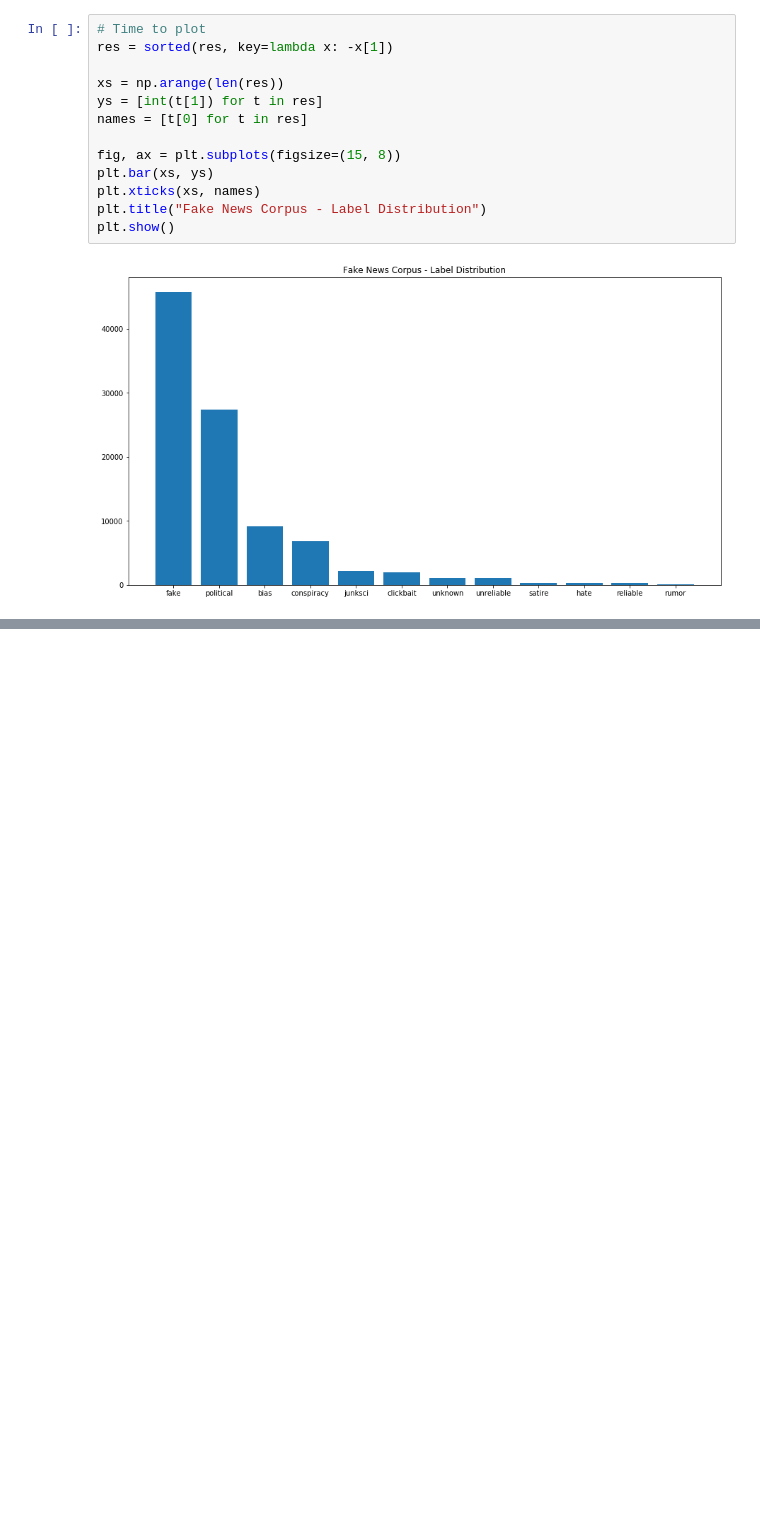
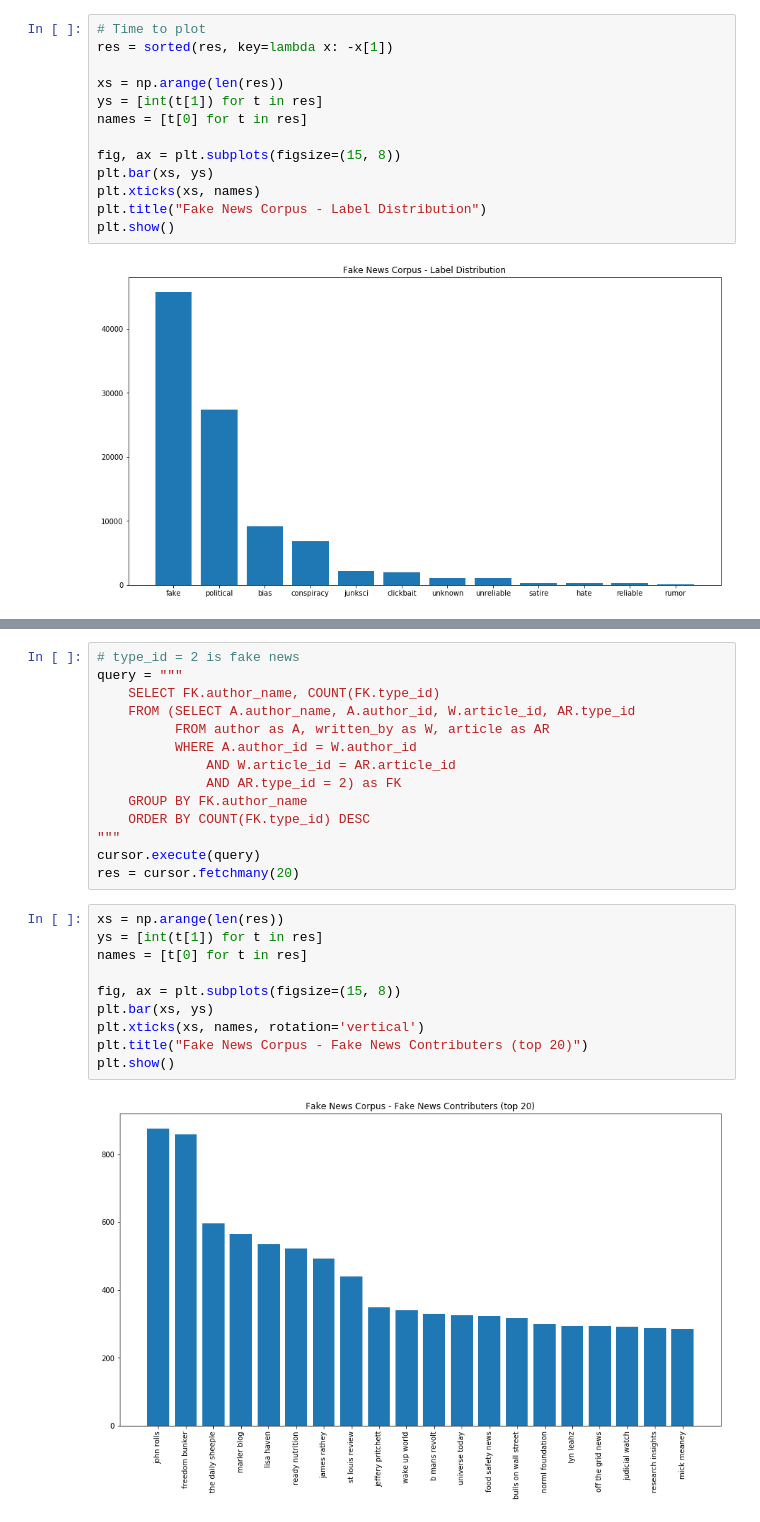
Before and after one commit to fmbahrt/fake-news-detection, a Jupyter notebook: fake-news-exploration.ipynb, the cells around one changed output, grey strips where cells are left out. Cells and saved outputs as stored; diff of their text form; blank space fills up the shorter version.

```diff
--- a/fake-news-exploration.ipynb
+++ b/fake-news-exploration.ipynb
@@ -73,0 +101,26 @@ I will perform this next exercise, under the assumption that all author names ma
+# %%
+# type_id = 2 is fake news
+query = """
+    SELECT FK.author_name, COUNT(FK.type_id)
+    FROM (SELECT A.author_name, A.author_id, W.article_id, AR.type_id
+          FROM author as A, written_by as W, article as AR
+          WHERE A.author_id = W.author_id
+              AND W.article_id = AR.article_id
+              AND AR.type_id = 2) as FK
+    GROUP BY FK.author_name
+    ORDER BY COUNT(FK.type_id) DESC
+"""
+cursor.execute(query)
+res = cursor.fetchmany(20)
+# %%
+xs = np.arange(len(res))
+ys = [int(t[1]) for t in res]
+names = [t[0] for t in res]
+
+fig, ax = plt.subplots(figsize=(15, 8))
+plt.bar(xs, ys)
+plt.xticks(xs, names, rotation='vertical')
+plt.title("Fake News Corpus - Fake News Contributers (top 20)")
+plt.show()
+# %% [output]
+[figure, added]
```
Also changed, not shown: parts of 9 cells of this notebook.
